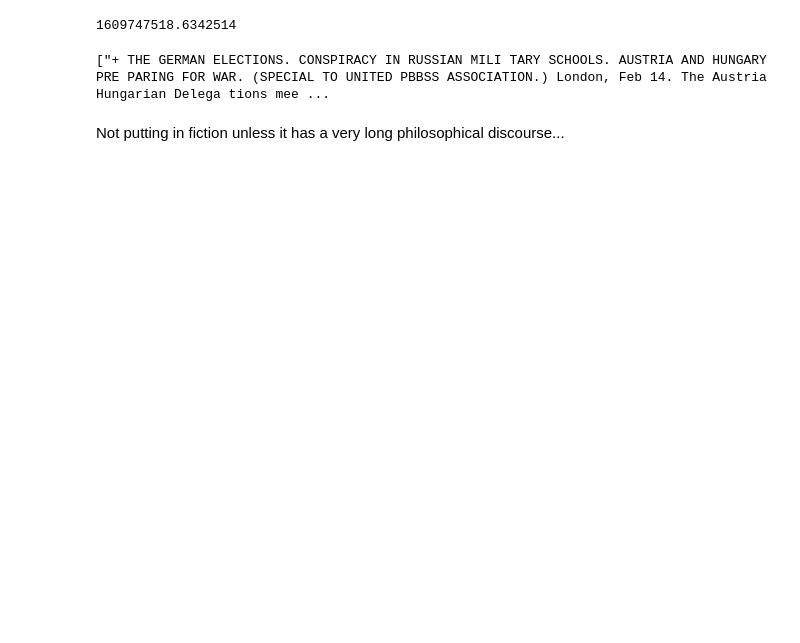
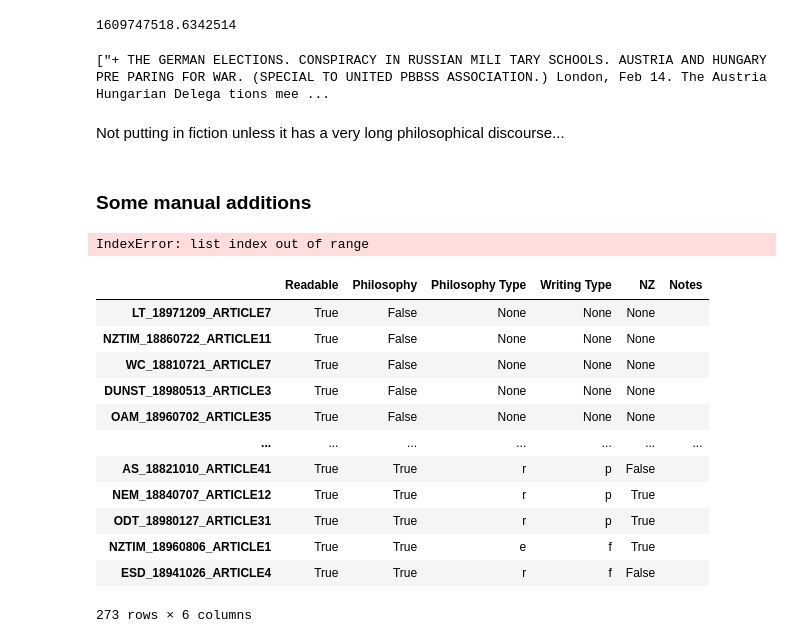
Before and after one commit to JoshuaDavidBlack/NPOD_Philosophy, a Jupyter notebook: Classifying texts.ipynb, the cells around one changed output. Cells and saved outputs as stored; diff of their text form; code cells hidden in the pictures; blank space fills up the shorter version.

```diff
--- a/Classifying texts.ipynb
+++ b/Classifying texts.ipynb
@@ -138,4 +170,2 @@ classified_df
 # %%
 classified_df.loc['HBT_18650904_ARTICLE11'] = (True, True, 'o', 'f', None, 'Mention of phil books in library')
-# %%
-classified_df.loc['LWM_18850919_ARTICLE20']['Notes'] = "Section 'evolution in the pulpit' almost completely garbled."
@@ -145,0 +172,2 @@ len(classified_df)
+# %%
+classified_df.loc['ODT_18910505_ARTICLE41']['Notes'] = ""
@@ -155,3 +189,5 @@ combined_df.loc['MEX_18870218_ARTICLE12']['Text']
 ["+ THE GERMAN ELECTIONS. CONSPIRACY IN RUSSIAN MILI TARY SCHOOLS. AUSTRIA AND HUNGARY PRE PARING FOR WAR. (SPECIAL TO UNITED PBBSS ASSOCIATION.) London, Feb 14. The Austria Hungarian Delega tions mee ...
 # %% [markdown]
 Not putting in fiction unless it has a very long philosophical discourse...
+# %% [markdown]
+### Some manual additions
@@ -157,0 +274,32 @@ Not putting in fiction unless it has a very long philosophical discourse...
+# %%
+exit = False
+i = 0
+while exit == False:
+    if desired_articles[i] in classified_df.index:
+        i+=1
+    else:
+        NL_helpers.print_text(desired_articles[i], philoso_df)
+        classified_df.loc[desired_articles[i]] = classify_text()
+        i+=1
+        exit_decision = input('exit? (y to exit) >')
+        if exit_decision == 'y':
+            exit = True
+        clear_output()
+# %% [output]
+IndexError: list index out of range
+# %%
+classified_df
+# %% [output]
+|  | Readable | Philosophy | Philosophy Type | Writing Type | NZ | Notes |
+| LT_18971209_ARTICLE7 | True | False | None | None | None |  |
+| NZTIM_18860722_ARTICLE11 | True | False | None | None | None |  |
+| WC_18810721_ARTICLE7 | True | False | None | None | None |  |
+| DUNST_18980513_ARTICLE3 | True | False | None | None | None |  |
+| OAM_18960702_ARTICLE35 | True | False | None | None | None |  |
+| ... | ... | ... | ... | ... | ... | ... |
+| AS_18821010_ARTICLE41 | True | True | r | p | False |  |
+| NEM_18840707_ARTICLE12 | True | True | r | p | True |  |
+| ODT_18980127_ARTICLE31 | True | True | r | p | True |  |
+| NZTIM_18960806_ARTICLE1 | True | True | e | f | True |  |
+| ESD_18941026_ARTICLE4 | True | True | r | f | False |  |
+273 rows × 6 columns
```
Also changed, not shown: parts of 31 cells of this notebook, 22 other files.
